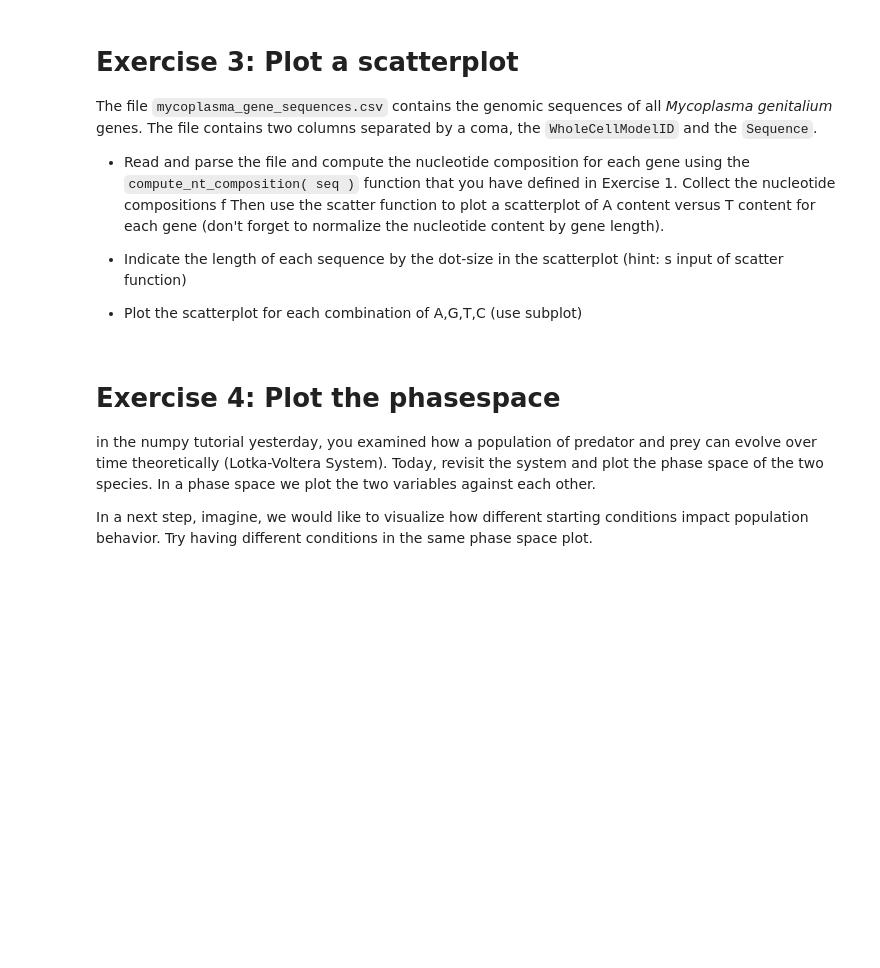
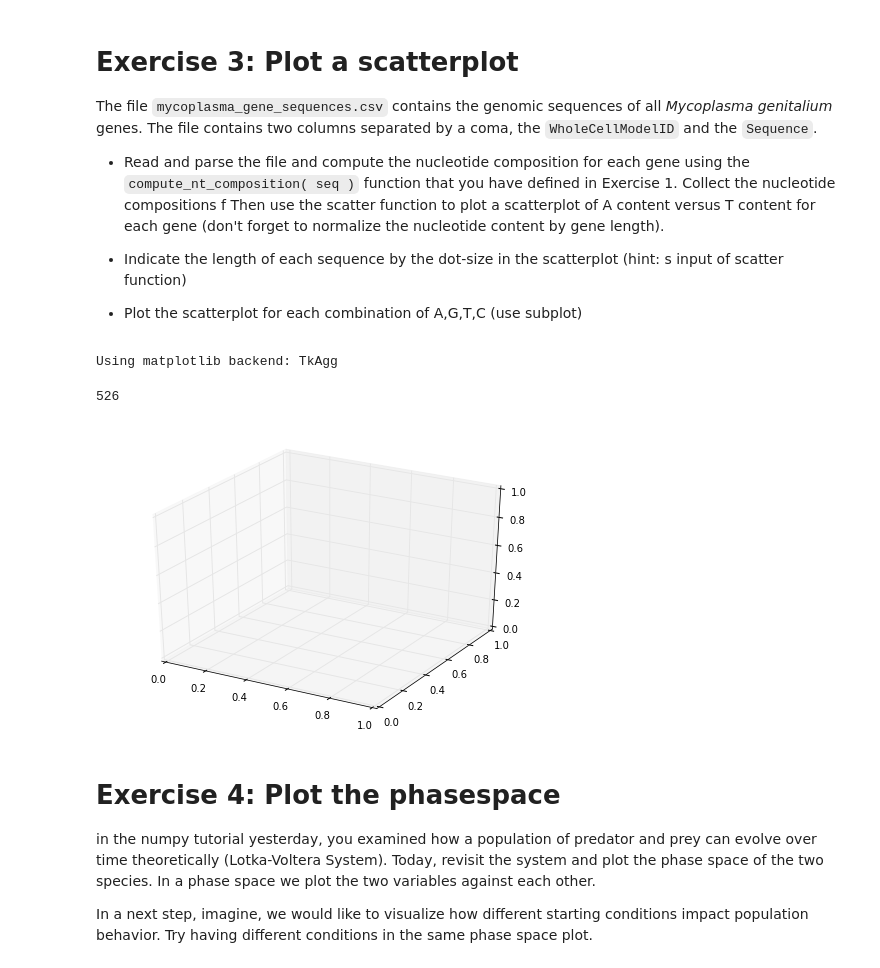
Before and after one commit to Corneliusbiophysik/hu_bp_python_course, a Jupyter notebook: 05_dataio_matplotlib/dataio_matplotlib_exercise_tom.ipynb, the cells around one changed output. Saved outputs shown, nothing was run; the diff lists cells and outputs as text; code cells hidden in the pictures; blank space fills up the shorter version.

```diff
--- a/05_dataio_matplotlib/dataio_matplotlib_exercise_tom.ipynb
+++ b/05_dataio_matplotlib/dataio_matplotlib_exercise_tom.ipynb
@@ -33,6 +69,30 @@ The file `mycoplasma_gene_sequences.csv` contains the genomic sequences of all *
 * Indicate the length of each sequence by the dot-size in the scatterplot (hint: s input of scatter function)
 
 * Plot the scatterplot for each combination of A,G,T,C (use subplot)
+# %%
+import pandas as pd
+
+data=pd.read_csv('mycoplasma_gene_sequences.csv')
+base=['A','T','G','C']
+genes=[]
+compositions=[]
+for i in data.WholeCellModelID.values:
+    genes.append(i)
+for i in data.Sequence.values:
+    compositions.append(compute_nt_composition(str(i)))
+
+from mpl_toolkits.mplot3d import Axes3D
+%matplotlib
+close('all')
+fig=figure(); ax = Axes3D(fig)
+
+A=[sum(i['A']) for i in compositions]
+T=[sum(i['T']) for i in compositions]
+len(genes)
+# %% [output]
+Using matplotlib backend: TkAgg
+526
+[figure, added]
 # %% [markdown]
 # Exercise 4: Plot the phasespace
 
```
Also changed, not shown: parts of 4 cells of this notebook, 4 other files.
